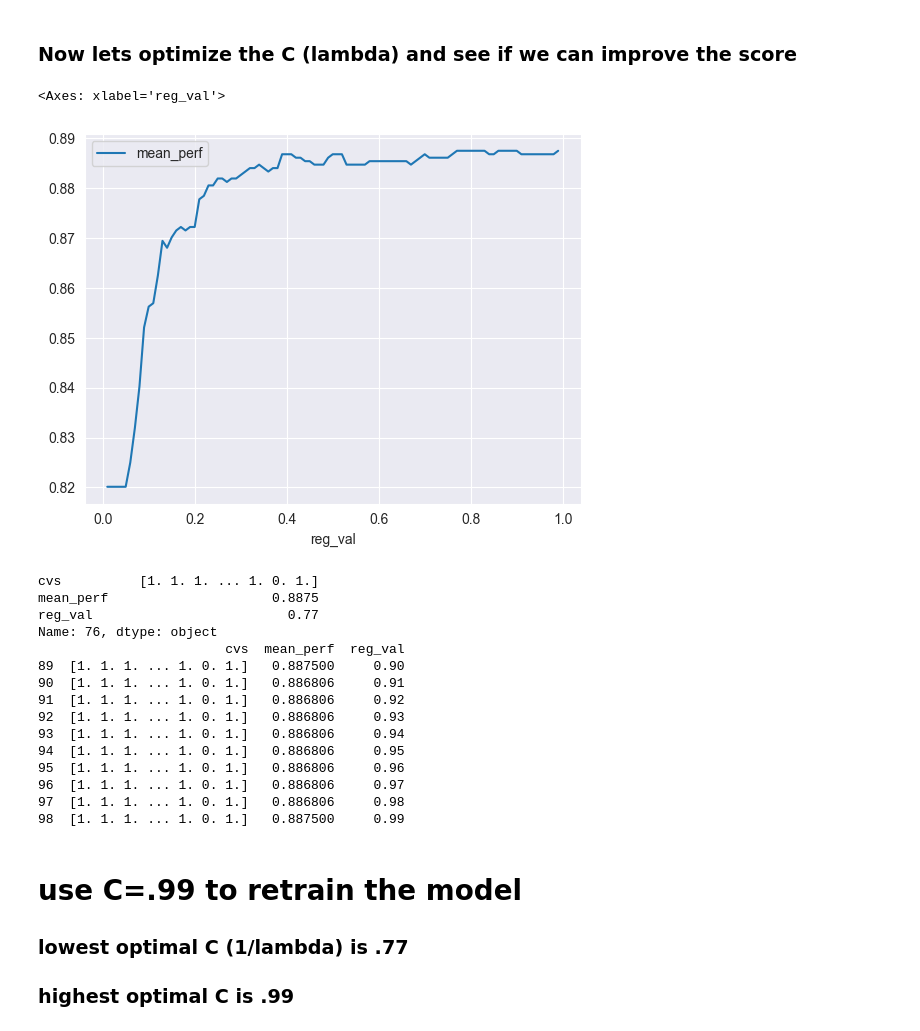
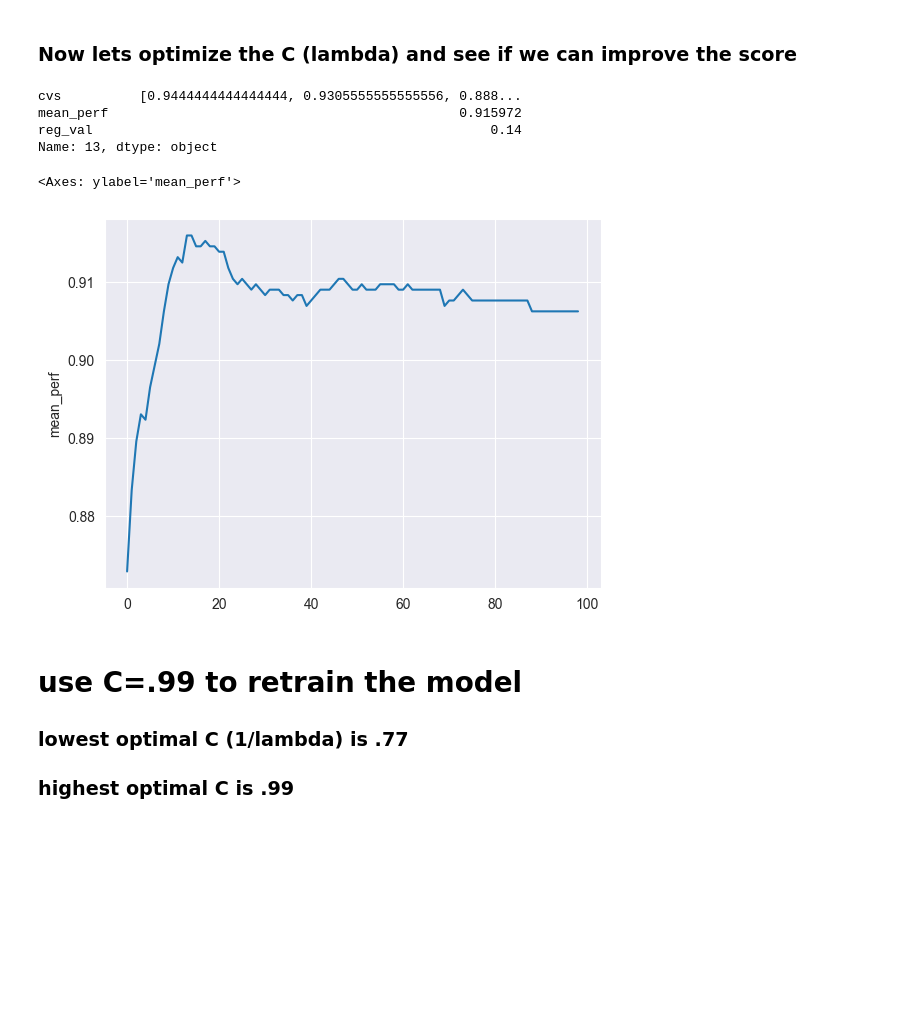
Before and after one commit to vaughankraska/BIKES_SML, a Jupyter notebook: notebooks/log_ridge.ipynb, the cells around one changed output. Saved outputs shown, nothing was run; the diff lists cells and outputs as text; code cells hidden in the pictures; blank space fills up the shorter version.

Commit message:
playing with extra features and lasso

```diff
--- a/notebooks/log_ridge.ipynb
+++ b/notebooks/log_ridge.ipynb
@@ -95,46 +101,34 @@ stand__weather_score_daytime = 0.0
 # %% [markdown]
 ### Now lets optimize the C (lambda) and see if we can improve the score
 # %%
-## NOTE! very expensive code. Uncomment for very long run time
-# mean_cross_val_scores = []
-# for i in range(1,100):
-#     result = {}
-#     C_temp = i/100
-#     logreg_model = Pipeline([
-#         ('preprocessor', preprocessor),
-#         ('classifier', LogisticRegression(penalty='l1',C=C_temp,solver='liblinear',max_iter=10000))
-#     ])
-#     cvs = cross_val_score(logreg_model, X_train, y_train, cv=kf, scoring='accuracy',n_jobs=cpu_count()) #run in parallel
-#     result['cvs'] = cvs
-#     result['mean_perf'] = np.mean(cvs)
-#     result['reg_val'] = C_temp
-#     mean_cross_val_scores.append(result)
-# performance_df = pd.DataFrame(mean_cross_val_scores)
+# NOTE! very expensive code. Uncomment for very long run time
+mean_cross_val_scores = []
+for i in range(1,100):
+    result = {}
+    C_temp = i/100
+
+    logreg_model = Pipeline([
+        ('preprocessor', preprocessor),
+        ('norm', StandardScaler()),
+        ('classifier', LogisticRegression(penalty='l1',C=C_temp,solver='liblinear',max_iter=10000))
+    ])
+    cvs = cross_val_score(logreg_model, X_train, y_train, cv=kf, scoring='accuracy',n_jobs=cpu_count()) #run in parallel
+    result['cvs'] = cvs
+    result['mean_perf'] = np.mean(cvs)
+    result['reg_val'] = C_temp
+    mean_cross_val_scores.append(result)
+performance_df = pd.DataFrame(mean_cross_val_scores)
-# %%
-performance_df = pd.read_csv('../data/log_lasso_optimization.csv') # read file instead of running opt again
-performance_df.plot(x='reg_val',y='mean_perf')
-# %% [output]
-<Axes: xlabel='reg_val'>
-[figure, removed]
 # %%
 print(performance_df.loc[performance_df['mean_perf'].idxmax()])
-print(performance_df.tail(10))
+# print(performance_df[55:70])
+sns.lineplot(performance_df['mean_perf'])
 # %% [output]
-cvs          [1. 1. 1. ... 1. 0. 1.]
-mean_perf                     0.8875
-reg_val                         0.77
-Name: 76, dtype: object
-                        cvs  mean_perf  reg_val
-89  [1. 1. 1. ... 1. 0. 1.]   0.887500     0.90
-90  [1. 1. 1. ... 1. 0. 1.]   0.886806     0.91
-91  [1. 1. 1. ... 1. 0. 1.]   0.886806     0.92
-92  [1. 1. 1. ... 1. 0. 1.]   0.886806     0.93
-93  [1. 1. 1. ... 1. 0. 1.]   0.886806     0.94
-94  [1. 1. 1. ... 1. 0. 1.]   0.886806     0.95
-95  [1. 1. 1. ... 1. 0. 1.]   0.886806     0.96
-96  [1. 1. 1. ... 1. 0. 1.]   0.886806     0.97
-97  [1. 1. 1. ... 1. 0. 1.]   0.886806     0.98
-98  [1. 1. 1. ... 1. 0. 1.]   0.887500     0.99
+cvs          [0.9444444444444444, 0.9305555555555556, 0.888...
+mean_perf                                             0.915972
+reg_val                                                   0.14
+Name: 13, dtype: object
+<Axes: ylabel='mean_perf'>
+[figure, added]
 # %% [markdown]
 # use C=.99 to retrain the model
 ### lowest optimal C (1/lambda) is .77
```
Also changed, not shown: parts of 14 cells of this notebook, 1 other file.
